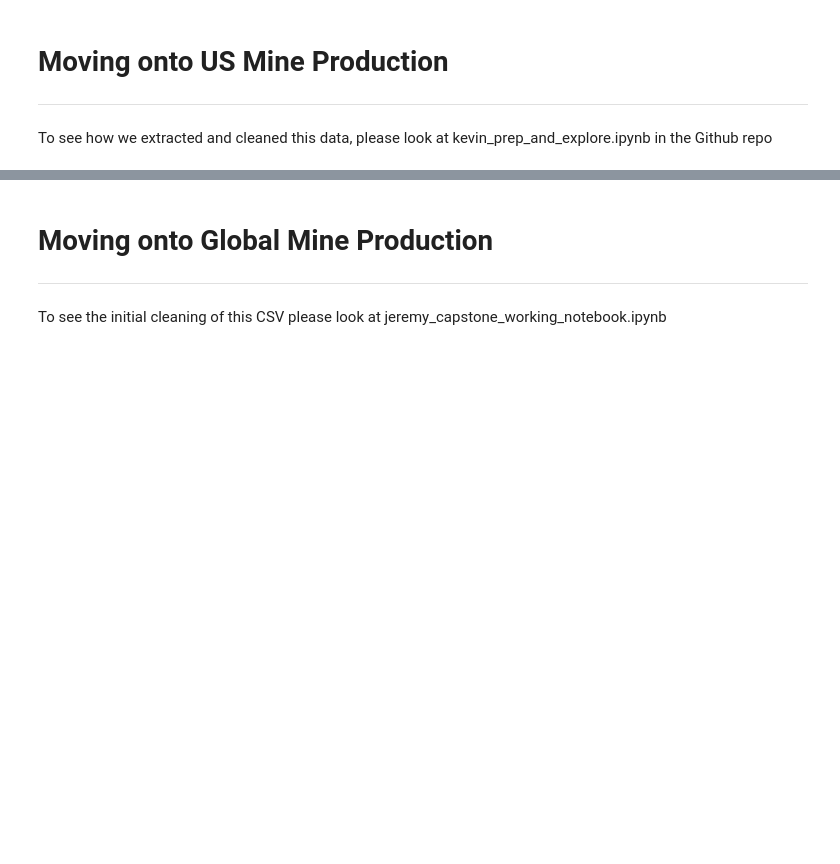
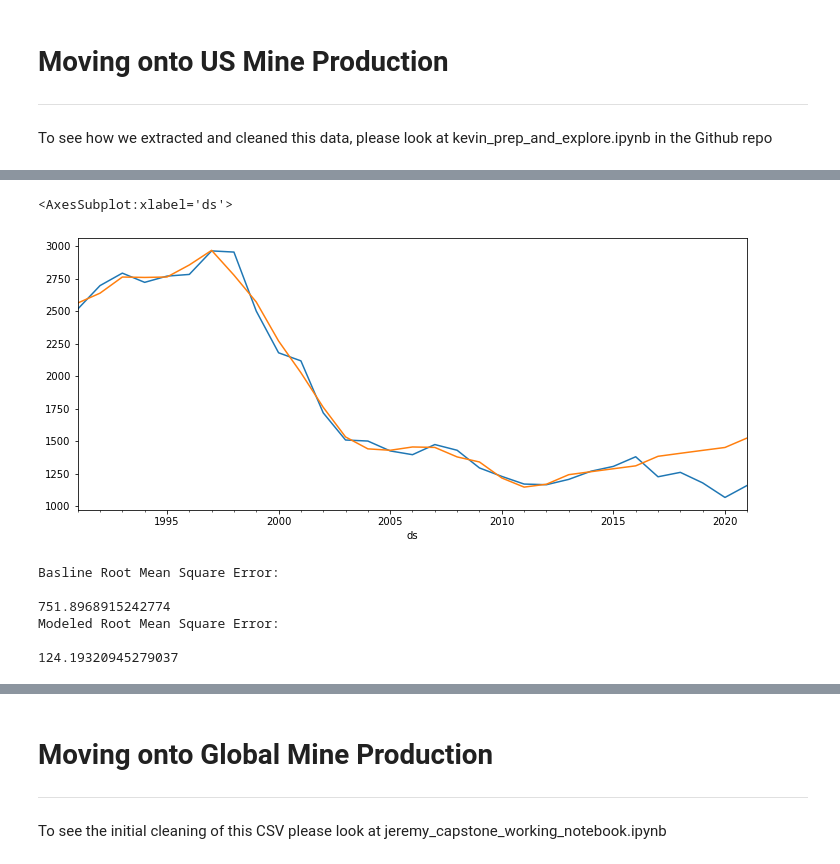
Before and after one commit to Dude-where-s-my-copper/EV_growth, a Jupyter notebook: final_notebook.ipynb, the cells around one changed output, grey strips where cells are left out. Saved outputs shown, nothing was run; the diff lists cells and outputs as text; code cells hidden in the pictures; blank space fills up the shorter version.

```diff
--- a/final_notebook.ipynb
+++ b/final_notebook.ipynb
@@ -137,0 +140,16 @@ us_cop_train, us_cop_test = prep.train_test_us_copper(us_copper)
+# %%
+# creating data frames for modeling
+us_copper = us_copper.reset_index()
+us_cop_train = us_cop_train.reset_index()
+us_cop_test = us_cop_test.reset_index()
+production = us_copper.rename(columns={'year':'ds','total_production':'y'})[['ds', 'y']]
+prod_train = us_cop_train.rename(columns={'year':'ds','total_production':'y'})[['ds', 'y']]
+prod_test = us_cop_test.rename(columns={'year':'ds','total_production':'y'})[['ds', 'y']]
+cars = us_copper.rename(columns={'year':'ds','copper_for_cars':'y'})[['ds', 'y']]
+car_train = us_cop_train.rename(columns={'year':'ds','copper_for_cars':'y'})[['ds', 'y']]
+car_test = us_cop_test.rename(columns={'year':'ds','copper_for_cars':'y'})[['ds', 'y']]
+# %%
+m = NeuralProphet()
+m.fit(prod_train)
+future = m.make_future_dataframe(production, periods=0, n_historic_predictions=True)
+prod_forecast = m.predict(future)
@@ -137,0 +174,26 @@ us_cop_train, us_cop_test = prep.train_test_us_copper(us_copper)
+# %%
+prod_forecast.set_index('ds').y.plot()
+prod_forecast.set_index('ds').yhat1.plot()
+# %% [output]
+<AxesSubplot:xlabel='ds'>
+[figure, added]
+# %%
+prod_forecast['baseline'] = prod_forecast.y.agg('median')
+MSE = mean_squared_error(prod_forecast.y, prod_forecast.baseline)
+
+RMSE = sqrt(MSE)
+print("Basline Root Mean Square Error:\n")
+print(RMSE)
+
+MSE = mean_squared_error(prod_forecast.y, prod_forecast.yhat1)
+
+RMSE = sqrt(MSE)
+print("Modeled Root Mean Square Error:\n")
+print(RMSE)
+# %% [output]
+Basline Root Mean Square Error:
+
+751.8968915242774
+Modeled Root Mean Square Error:
+
+124.19320945279037
```
Also changed, not shown: parts of 20 cells of this notebook, 9 other files.
